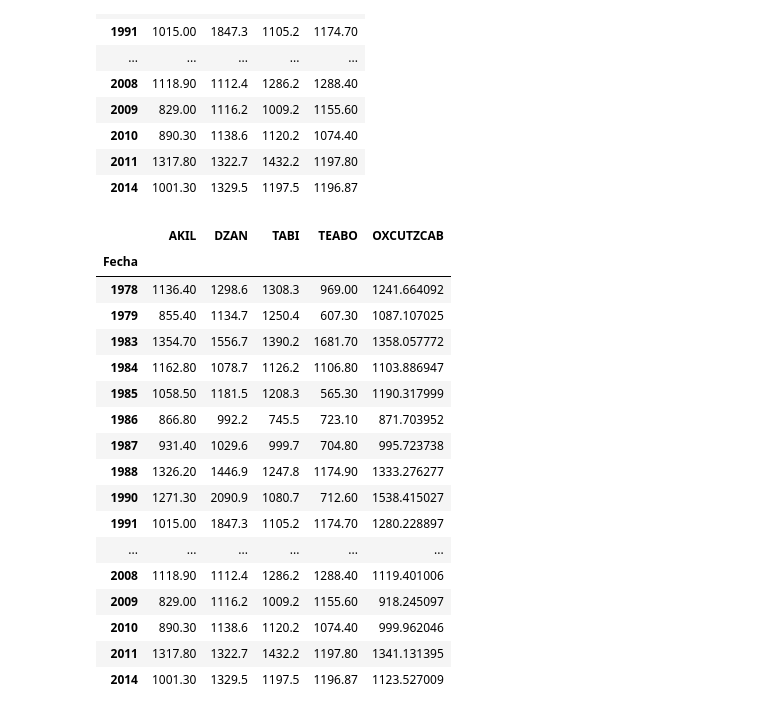
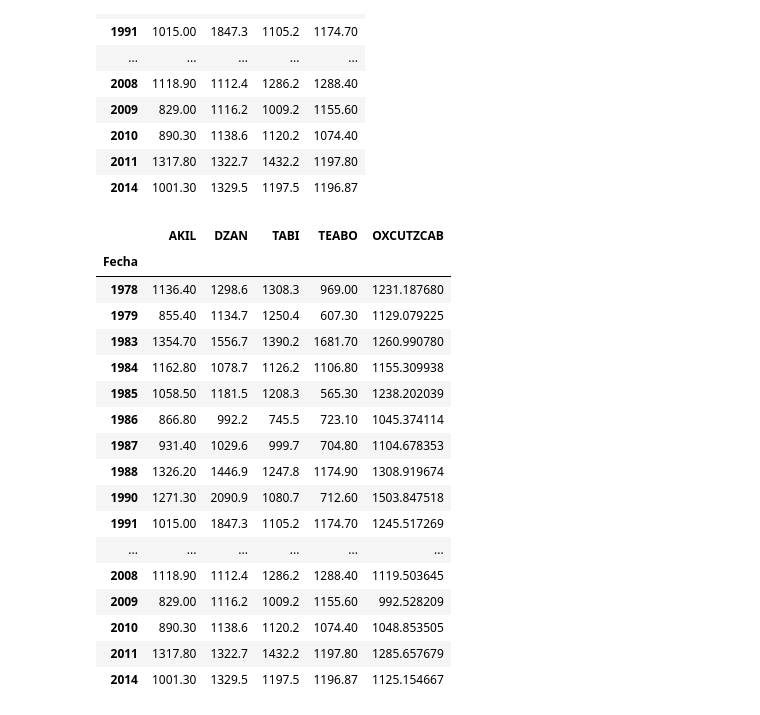
Before and after one commit to rodrigoms95/Hidro_sup, a Jupyter notebook: Clase 9/Precipitacion.ipynb, the cells around one changed output. Saved outputs shown, nothing was run; the diff lists cells and outputs as text; code cells hidden in the pictures.

```diff
--- a/Clase 9/Precipitacion.ipynb
+++ b/Clase 9/Precipitacion.ipynb
@@ -295,35 +295,44 @@ pre_reg_2
 # %%
 # Predictando.
 Y = pre_reg_1["OXCUTZCAB"]
 # Predictores.
 X = pre_reg_1.drop("OXCUTZCAB", axis = 1)
+# Agregamos la columna con unos
+X["0"] = 1
+X = X[["0"] + list( X.columns[:-1] )]
 
 # Coeficientes de regresión.
 B = np.linalg.inv( X.T @ X ) @ ( X.T @ Y )
 
+# Para predecir necesitamos también agregar una columna de unos.
+X_2 = pre_reg_2.copy()
+X_2["0"] = 1
+X_2 = X_2[["0"] + list( X_2.columns[:-1] )]
+X_2
+
 # Realizamos la predicción.
-pre_reg_2["OXCUTZCAB"] = pre_reg_2 @ B
+pre_reg_2["OXCUTZCAB"] = X_2 @ B
 
 pre_reg_2
 # %% [output]
 |  | AKIL | DZAN | TABI | TEABO | OXCUTZCAB |
 | Fecha |  |  |  |  |  |
-| 1978 | 1136.40 | 1298.6 | 1308.3 | 969.00 | 1241.664092 |
-| 1979 | 855.40 | 1134.7 | 1250.4 | 607.30 | 1087.107025 |
-| 1983 | 1354.70 | 1556.7 | 1390.2 | 1681.70 | 1358.057772 |
-| 1984 | 1162.80 | 1078.7 | 1126.2 | 1106.80 | 1103.886947 |
-| 1985 | 1058.50 | 1181.5 | 1208.3 | 565.30 | 1190.317999 |
-| 1986 | 866.80 | 992.2 | 745.5 | 723.10 | 871.703952 |
-| 1987 | 931.40 | 1029.6 | 999.7 | 704.80 | 995.723738 |
-| 1988 | 1326.20 | 1446.9 | 1247.8 | 1174.90 | 1333.276277 |
-| 1990 | 1271.30 | 2090.9 | 1080.7 | 712.60 | 1538.415027 |
-| 1991 | 1015.00 | 1847.3 | 1105.2 | 1174.70 | 1280.228897 |
+| 1978 | 1136.40 | 1298.6 | 1308.3 | 969.00 | 1231.187680 |
+| 1979 | 855.40 | 1134.7 | 1250.4 | 607.30 | 1129.079225 |
+| 1983 | 1354.70 | 1556.7 | 1390.2 | 1681.70 | 1260.990780 |
+| 1984 | 1162.80 | 1078.7 | 1126.2 | 1106.80 | 1155.309938 |
+| 1985 | 1058.50 | 1181.5 | 1208.3 | 565.30 | 1238.202039 |
+| 1986 | 866.80 | 992.2 | 745.5 | 723.10 | 1045.374114 |
+| 1987 | 931.40 | 1029.6 | 999.7 | 704.80 | 1104.678353 |
+| 1988 | 1326.20 | 1446.9 | 1247.8 | 1174.90 | 1308.919674 |
+| 1990 | 1271.30 | 2090.9 | 1080.7 | 712.60 | 1503.847518 |
+| 1991 | 1015.00 | 1847.3 | 1105.2 | 1174.70 | 1245.517269 |
 | ... | ... | ... | ... | ... | ... |
-| 2008 | 1118.90 | 1112.4 | 1286.2 | 1288.40 | 1119.401006 |
-| 2009 | 829.00 | 1116.2 | 1009.2 | 1155.60 | 918.245097 |
-| 2010 | 890.30 | 1138.6 | 1120.2 | 1074.40 | 999.962046 |
-| 2011 | 1317.80 | 1322.7 | 1432.2 | 1197.80 | 1341.131395 |
-| 2014 | 1001.30 | 1329.5 | 1197.5 | 1196.87 | 1123.527009 |
+| 2008 | 1118.90 | 1112.4 | 1286.2 | 1288.40 | 1119.503645 |
+| 2009 | 829.00 | 1116.2 | 1009.2 | 1155.60 | 992.528209 |
+| 2010 | 890.30 | 1138.6 | 1120.2 | 1074.40 | 1048.853505 |
+| 2011 | 1317.80 | 1322.7 | 1432.2 | 1197.80 | 1285.657679 |
+| 2014 | 1001.30 | 1329.5 | 1197.5 | 1196.87 | 1125.154667 |
 # %%
 # Comparamos los valores reales y la predicción.
 
```
Also changed, not shown: parts of 1 cell of this notebook, 2 other files.
